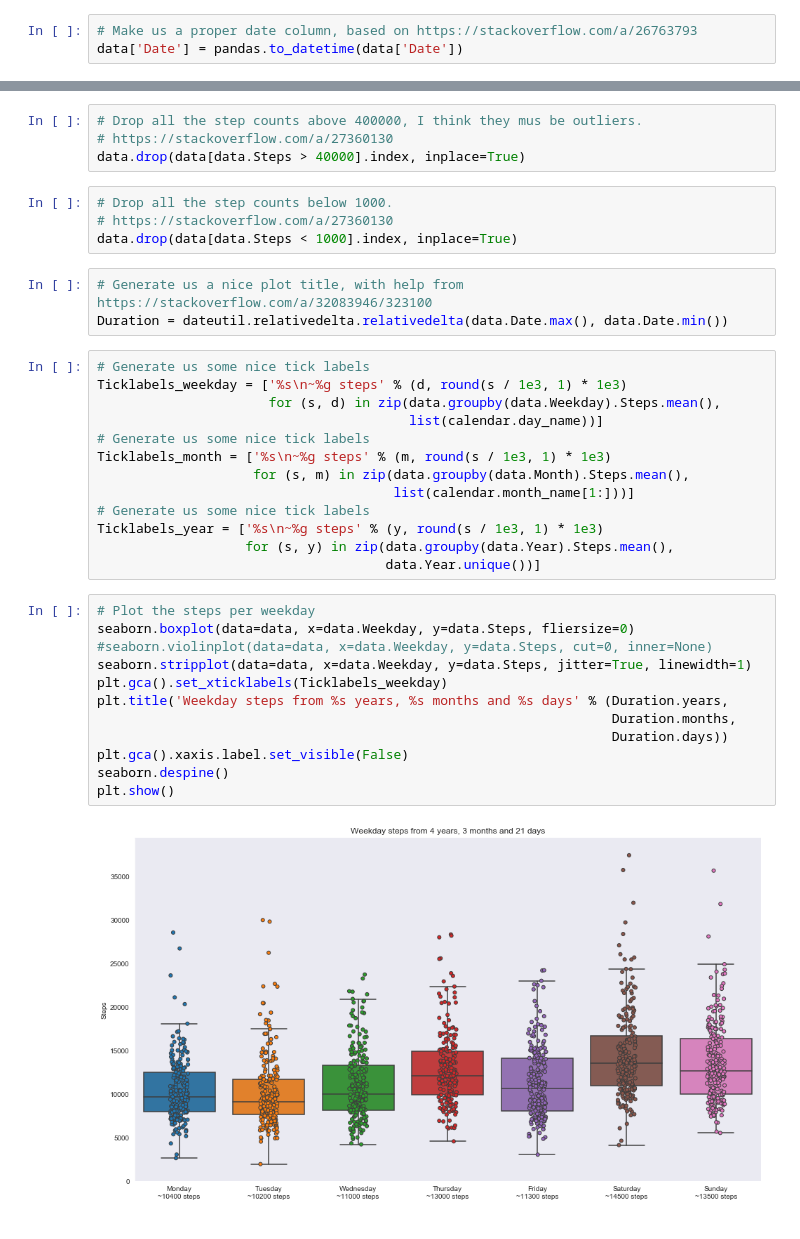
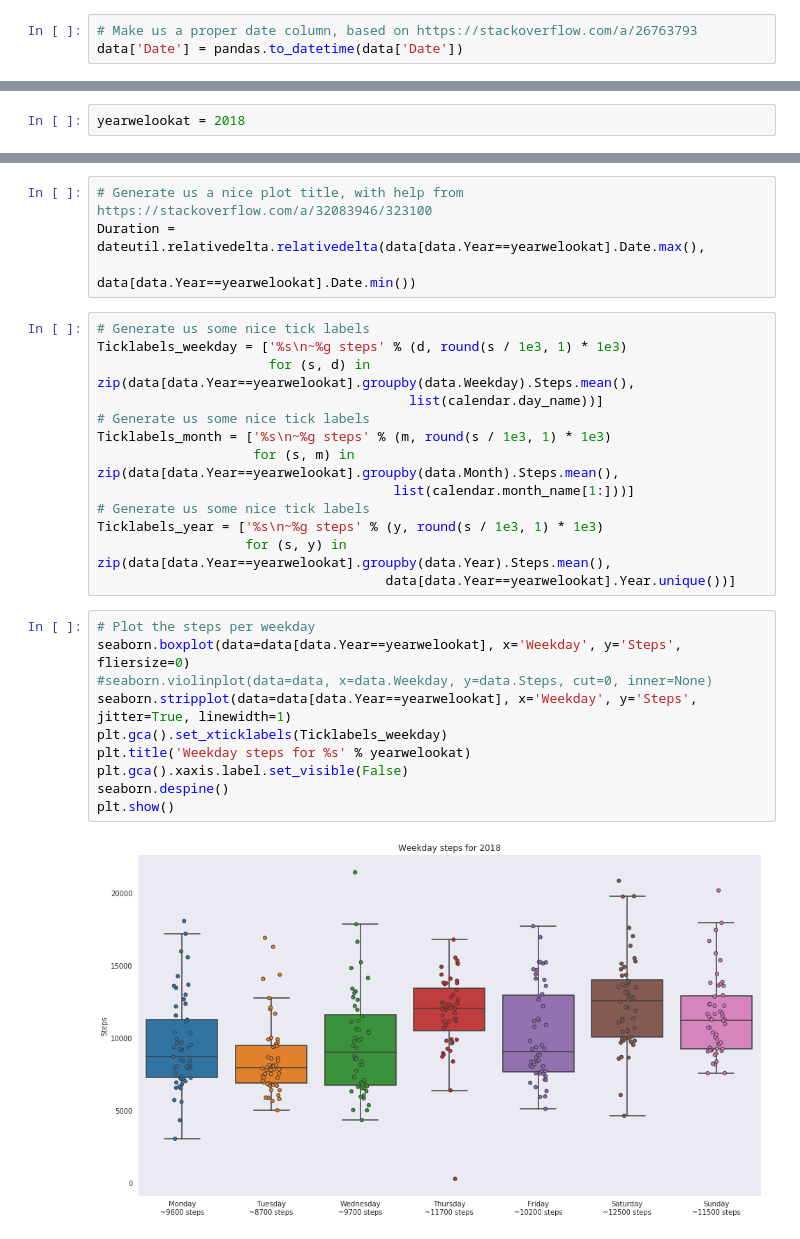
Before and after one commit to habi/steps, a Jupyter notebook: StepData.ipynb, the cells around one changed output, grey strips where cells are left out. Drawn from its saved outputs; the diff is of its cells as text.

```diff
--- a/StepData.ipynb
+++ b/StepData.ipynb
@@ -54,0 +65,2 @@ data.sample(n=5)
+# %%
+yearwelookat = 2018
@@ -89,40 +112,31 @@ data.sort_values('Steps').head()
-# %%
-# Drop all the step counts above 400000, I think they mus be outliers.
-# https://stackoverflow.com/a/27360130
-data.drop(data[data.Steps > 40000].index, inplace=True)
-# %%
-# Drop all the step counts below 1000.
-# https://stackoverflow.com/a/27360130
-data.drop(data[data.Steps < 1000].index, inplace=True)
 # %%
 # Generate us a nice plot title, with help from https://stackoverflow.com/a/32083946/323100
-Duration = dateutil.relativedelta.relativedelta(data.Date.max(), data.Date.min())
+Duration = dateutil.relativedelta.relativedelta(data[data.Year==yearwelookat].Date.max(),
+                                                data[data.Year==yearwelookat].Date.min())
 # %%
 # Generate us some nice tick labels
 Ticklabels_weekday = ['%s\n~%g steps' % (d, round(s / 1e3, 1) * 1e3)
-                      for (s, d) in zip(data.groupby(data.Weekday).Steps.mean(),
+                      for (s, d) in zip(data[data.Year==yearwelookat].groupby(data.Weekday).Steps.mean(),
                                         list(calendar.day_name))]
 # Generate us some nice tick labels
 Ticklabels_month = ['%s\n~%g steps' % (m, round(s / 1e3, 1) * 1e3)
-                    for (s, m) in zip(data.groupby(data.Month).Steps.mean(),
+                    for (s, m) in zip(data[data.Year==yearwelookat].groupby(data.Month).Steps.mean(),
                                       list(calendar.month_name[1:]))]
 # Generate us some nice tick labels
 Ticklabels_year = ['%s\n~%g steps' % (y, round(s / 1e3, 1) * 1e3)
-                   for (s, y) in zip(data.groupby(data.Year).Steps.mean(),
-                                     data.Year.unique())]
+                   for (s, y) in zip(data[data.Year==yearwelookat].groupby(data.Year).Steps.mean(),
+                                     data[data.Year==yearwelookat].Year.unique())]
 # %%
 # Plot the steps per weekday
-seaborn.boxplot(data=data, x=data.Weekday, y=data.Steps, fliersize=0)
+seaborn.boxplot(data=data[data.Year==yearwelookat], x='Weekday', y='Steps', fliersize=0)
 #seaborn.violinplot(data=data, x=data.Weekday, y=data.Steps, cut=0, inner=None)
-seaborn.stripplot(data=data, x=data.Weekday, y=data.Steps, jitter=True, linewidth=1)
+seaborn.stripplot(data=data[data.Year==yearwelookat], x='Weekday', y='Steps', jitter=True, linewidth=1)
 plt.gca().set_xticklabels(Ticklabels_weekday)
-plt.title('Weekday steps from %s years, %s months and %s days' % (Duration.years,
-                                                                  Duration.months,
-                                                                  Duration.days))
+plt.title('Weekday steps for %s' % yearwelookat)
 plt.gca().xaxis.label.set_visible(False)
 seaborn.despine()
 plt.show()
 # %% [output]
-[figure, old version]
+[figure, new version]
 # %%
 # Plot the steps per month
```
Also changed, not shown: parts of 12 cells of this notebook.
